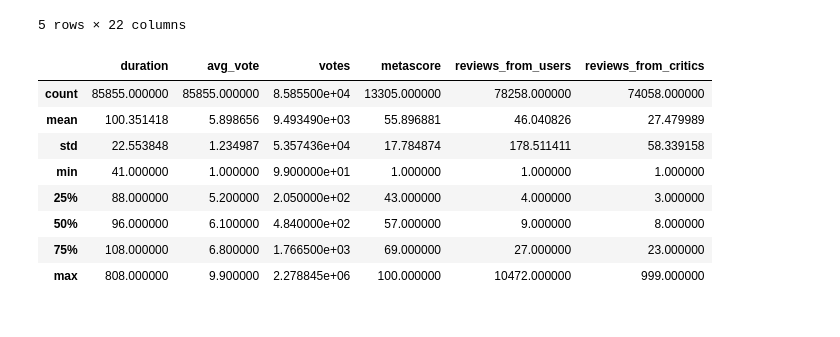
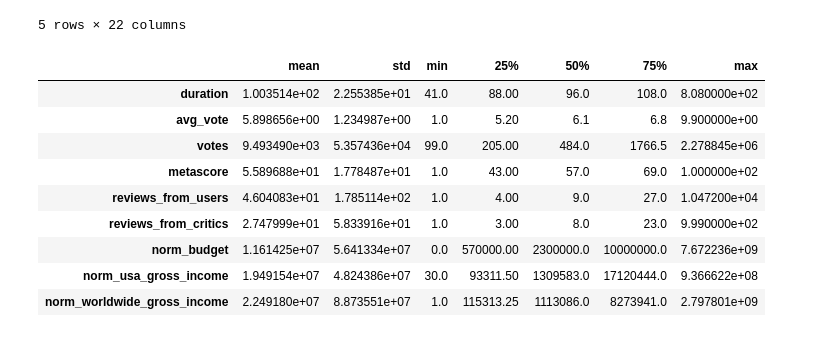
Before and after one commit to vsmaxim/data-analysis-2021, a Jupyter notebook: 01-exploration-movies.ipynb, the cells around one changed output. Drawn from its saved outputs; the diff is of its cells as text; code cells hidden in the pictures.

```diff
--- a/01-exploration-movies.ipynb
+++ b/01-exploration-movies.ipynb
@@ -97,15 +93,9 @@ numerical_data = [
     "norm_budget", "norm_usa_gross_income", "norm_worldwide_gross_income"
 ]
 
-# Количество строк графиков, количество столбцов, размер фигуры хз в чем
-fig, ax = plt.subplots(3, 3, figsize=(21, 16))
+movies_df["norm_budget"] = movies_df.budget.apply(utils.convert_money_to_usd)
+movies_df["norm_usa_gross_income"] = movies_df.usa_gross_income.apply(utils.convert_money_to_usd)
+movies_df["norm_worldwide_gross_income"] = movies_df.worlwide_gross_income.apply(utils.convert_money_to_usd)
 
-for index, column in enumerate(numerical_data):
-    row, col = index // 3, index % 3
-    current_ax = ax[row, col]
-    sns.distplot(ax=current_ax, a = movies_df[column].dropna())
-    current_ax.set_title(column, fontsize=15)
-    current_ax.legend(loc='best')
-
-plt.show()
+utils.plot_distplot_matrix(movies_df, numerical_data)
 # %% [output]
@@ -160,14 +157,15 @@ movies_df.head(5)
 | 4 | tt0002130 | L'Inferno | L'Inferno | 1911 | 1911-03-06 | Adventure, Drama, Fantasy | 68 | Italy | Italian | ... |
 5 rows × 22 columns
 # %%
-movies_df.describe()
+movies_df.describe().transpose().drop("count", axis=1)
 # %% [output]
-|  | duration | avg_vote | votes | metascore | reviews_from_users | reviews_from_critics |
-| count | 85855.000000 | 85855.000000 | 8.585500e+04 | 13305.000000 | 78258.000000 | 74058.000000 |
-| mean | 100.351418 | 5.898656 | 9.493490e+03 | 55.896881 | 46.040826 | 27.479989 |
-| std | 22.553848 | 1.234987 | 5.357436e+04 | 17.784874 | 178.511411 | 58.339158 |
-| min | 41.000000 | 1.000000 | 9.900000e+01 | 1.000000 | 1.000000 | 1.000000 |
-| 25% | 88.000000 | 5.200000 | 2.050000e+02 | 43.000000 | 4.000000 | 3.000000 |
-| 50% | 96.000000 | 6.100000 | 4.840000e+02 | 57.000000 | 9.000000 | 8.000000 |
-| 75% | 108.000000 | 6.800000 | 1.766500e+03 | 69.000000 | 27.000000 | 23.000000 |
-| max | 808.000000 | 9.900000 | 2.278845e+06 | 100.000000 | 10472.000000 | 999.000000 |
+|  | mean | std | min | 25% | 50% | 75% | max |
+| duration | 1.003514e+02 | 2.255385e+01 | 41.0 | 88.00 | 96.0 | 108.0 | 8.080000e+02 |
+| avg_vote | 5.898656e+00 | 1.234987e+00 | 1.0 | 5.20 | 6.1 | 6.8 | 9.900000e+00 |
+| votes | 9.493490e+03 | 5.357436e+04 | 99.0 | 205.00 | 484.0 | 1766.5 | 2.278845e+06 |
+| metascore | 5.589688e+01 | 1.778487e+01 | 1.0 | 43.00 | 57.0 | 69.0 | 1.000000e+02 |
+| reviews_from_users | 4.604083e+01 | 1.785114e+02 | 1.0 | 4.00 | 9.0 | 27.0 | 1.047200e+04 |
+| reviews_from_critics | 2.747999e+01 | 5.833916e+01 | 1.0 | 3.00 | 8.0 | 23.0 | 9.990000e+02 |
+| norm_budget | 1.161425e+07 | 5.641334e+07 | 0.0 | 570000.00 | 2300000.0 | 10000000.0 | 7.672236e+09 |
+| norm_usa_gross_income | 1.949154e+07 | 4.824386e+07 | 30.0 | 93311.50 | 1309583.0 | 17120444.0 | 9.366622e+08 |
+| norm_worldwide_gross_income | 2.249180e+07 | 8.873551e+07 | 1.0 | 115313.25 | 1113086.0 | 8273941.0 | 2.797801e+09 |
```
Also changed, not shown: parts of 9 cells of this notebook, 4 other files.
